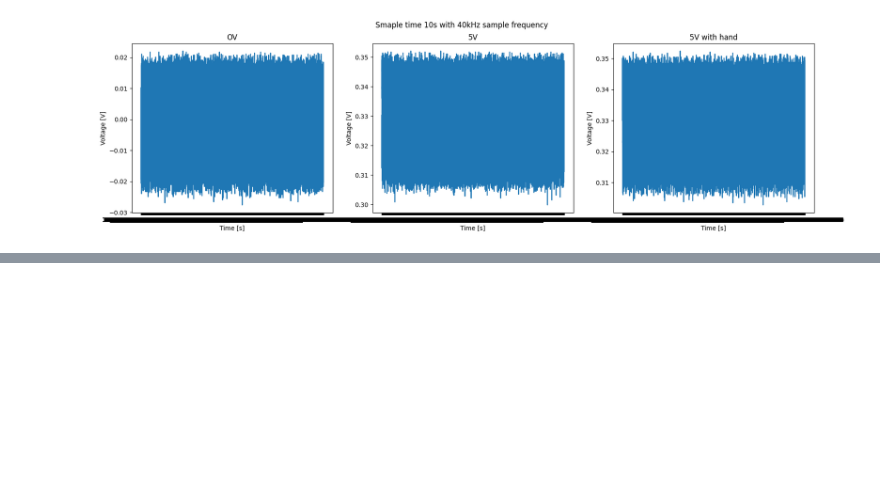
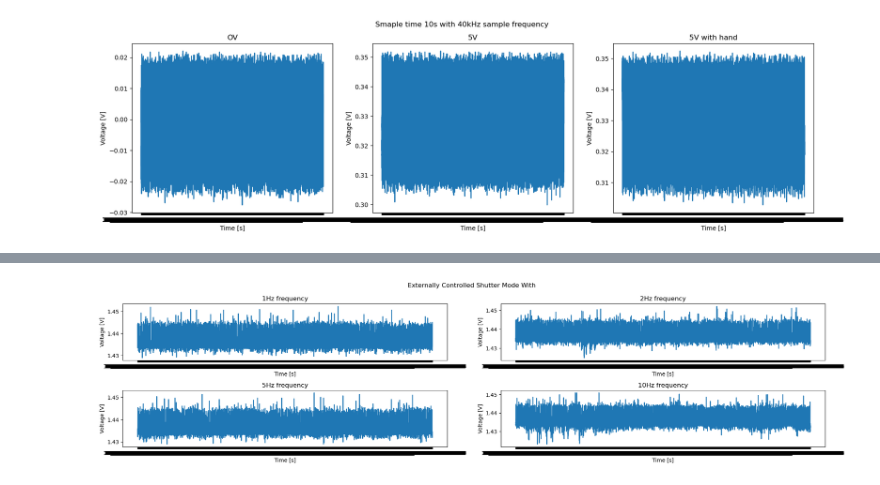
Before and after one commit to SHARIFsGIT/Sensor-lab-thermopile-, a Jupyter notebook: thermopile_sensor.ipynb, the cells around one changed output, grey strips where cells are left out. Saved outputs shown, nothing was run; the diff lists cells and outputs as text; code cells hidden in the pictures; blank space fills up the shorter version.

```diff
--- a/thermopile_sensor.ipynb
+++ b/thermopile_sensor.ipynb
@@ -104,0 +147,32 @@ ax[2].plot(_40kHz_5V_hand)
+# %%
+externallyControlled_1Hz = pd.read_csv('externallyControlled_1Hz.csv', index_col=0)
+externallyControlled_2Hz = pd.read_csv('externallyControlled_2Hz.csv', index_col=0)
+externallyControlled_5Hz = pd.read_csv('externallyControlled_5Hz.csv', index_col=0)
+externallyControlled_10Hz = pd.read_csv('externallyControlled_10Hz.csv', index_col=0)
+# %%
+fig, ax = plt.subplots(nrows=2, ncols=2, figsize= (20,5))
+fig.suptitle("Externally Controlled Shutter Mode With")
+
+ax[0, 0].set(title = "1Hz frequency")
+ax[0, 0].set_xlabel("Time [s]")
+ax[0, 0].set_ylabel("Voltage [V]")
+ax[0, 0].plot(externallyControlled_1Hz)
+
+ax[0, 1].set(title = "2Hz frequency")
+ax[0, 1].set_xlabel("Time [s]")
+ax[0, 1].set_ylabel("Voltage [V]")
+ax[0, 1].plot(externallyControlled_2Hz)
+
+ax[1, 0].set(title = "5Hz frequency")
+ax[1, 0].set_xlabel("Time [s]")
+ax[1, 0].set_ylabel("Voltage [V]")
+ax[1, 0].plot(externallyControlled_5Hz)
+
+ax[1, 1].set(title = "10Hz frequency")
+ax[1, 1].set_xlabel("Time [s]")
+ax[1, 1].set_ylabel("Voltage [V]")
+ax[1, 1].plot(externallyControlled_10Hz)
+
+fig.tight_layout()
+# %% [output]
+[figure, added]
```
Also changed, not shown: parts of 6 cells of this notebook, 20 other files.
